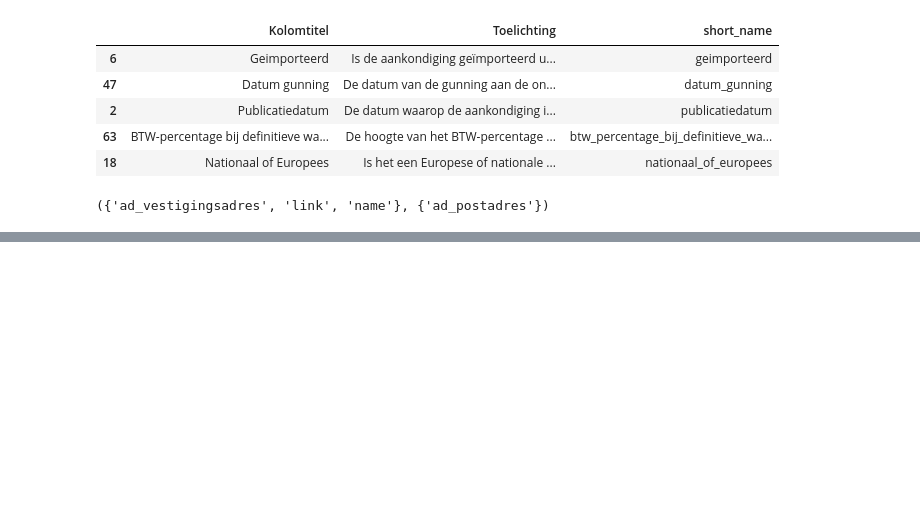
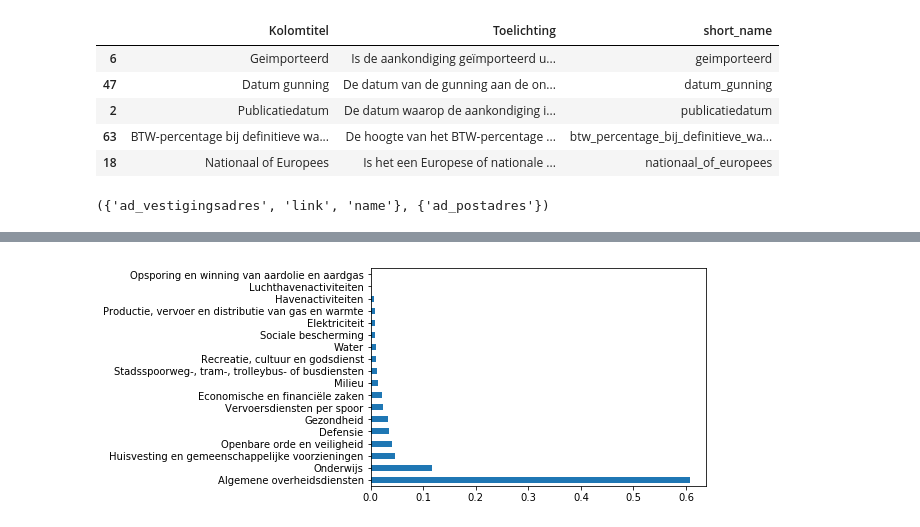
Before and after one commit to Gijs-Koot/acchack2017-tendercheck-analysis, a Jupyter notebook: tender_cleanup.ipynb, the cells around one changed output, grey strips where cells are left out. Drawn from its saved outputs; the diff is of its cells as text; code cells hidden in the pictures; blank space fills up the shorter version.

```diff
--- a/tender_cleanup.ipynb
+++ b/tender_cleanup.ipynb
@@ -147,0 +192,15 @@ x.difference(y), y.difference(x)
+# %%
+# waardes opschonen
+
+waardes = list(filter(lambda x: ("waarde" in x) and not (("btw" in x) or ("periode" in x)), tenders.columns))
+
+def sanitize_waarde(val):
+    if pd.isnull(val): return val
+
+    try:
+        return float(val.split(' ')[1])
+    except:
+        return np.nan
+
+tenders.loc[:,waardes] = tenders[waardes].applymap(sanitize_waarde)
+tenders[waardes].head(10)
@@ -147,0 +238,4 @@ x.difference(y), y.difference(x)
+# %%
+tenders.hoofdactiviteit.value_counts(normalize=True).plot.barh();
+# %% [output]
+[figure, added]
```
Also changed, not shown: parts of 21 cells of this notebook, 6 other files.
